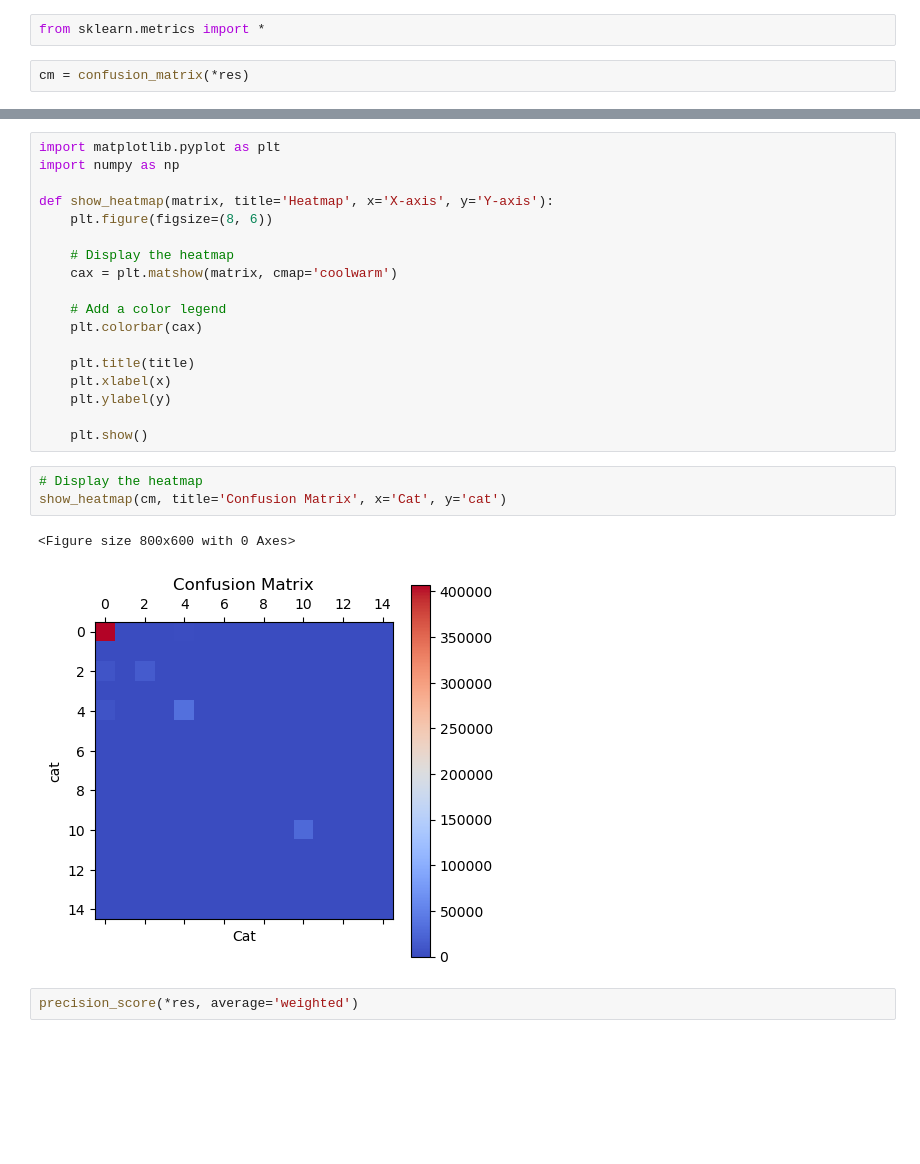
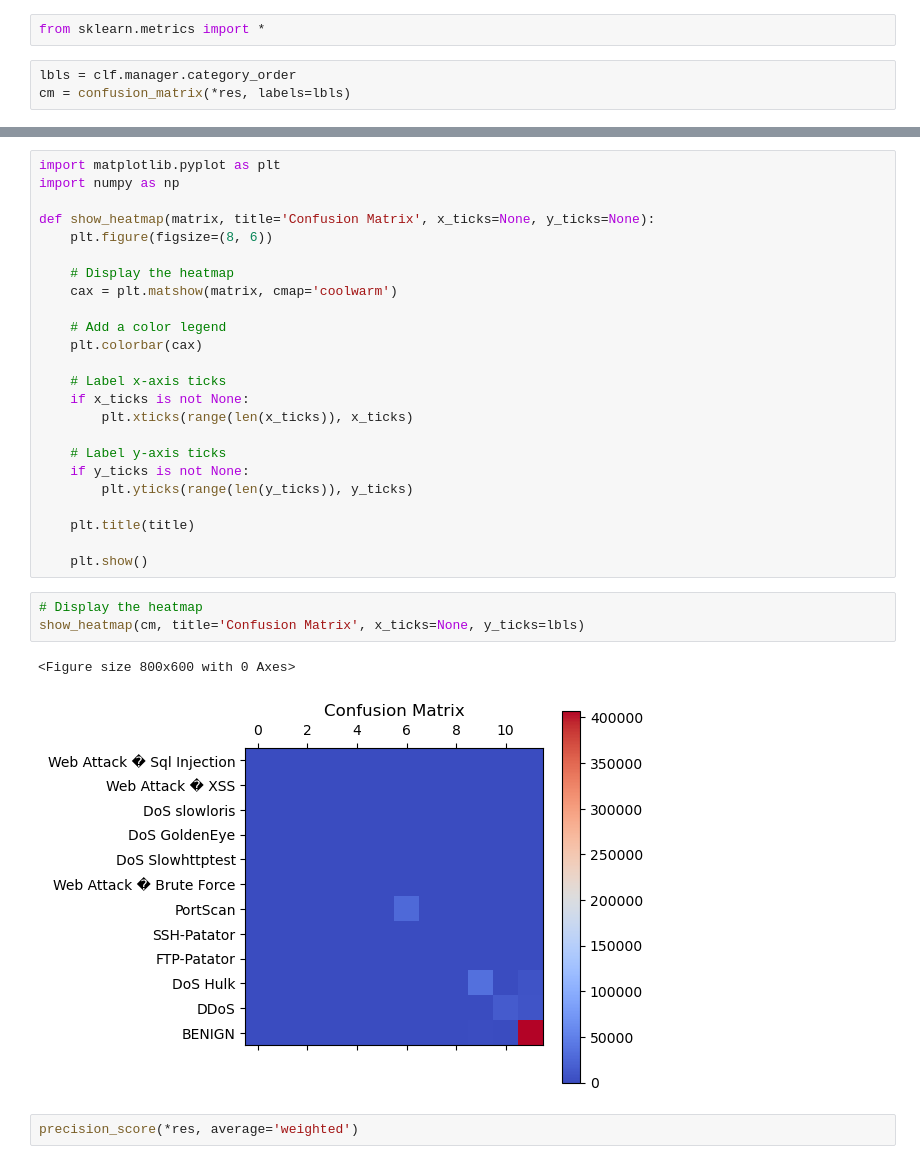
Before and after one commit to ndhananj/ITU-AI-ML-data-exploration, a Jupyter notebook: explore_training.ipynb, the cells around one changed output, grey strips where cells are left out. Cells and saved outputs as stored; diff of their text form; blank space fills up the shorter version.

```diff
--- a/explore_training.ipynb
+++ b/explore_training.ipynb
@@ -482,4 +482,5 @@ accuracy_score(*res)
 # %%
 from sklearn.metrics import *
 # %%
-cm = confusion_matrix(*res)
+lbls = clf.manager.category_order
+cm = confusion_matrix(*res, labels=lbls)
@@ -487,7 +508,7 @@ cm = confusion_matrix(*res)
 import matplotlib.pyplot as plt
 import numpy as np
 
-def show_heatmap(matrix, title='Heatmap', x='X-axis', y='Y-axis'):
+def show_heatmap(matrix, title='Confusion Matrix', x_ticks=None, y_ticks=None):
     plt.figure(figsize=(8, 6))
 
     # Display the heatmap
@@ -496,17 +517,23 @@ def show_heatmap(matrix, title='Heatmap', x='X-axis', y='Y-axis'):
     # Add a color legend
     plt.colorbar(cax)
 
+    # Label x-axis ticks
+    if x_ticks is not None:
+        plt.xticks(range(len(x_ticks)), x_ticks)
+
+    # Label y-axis ticks
+    if y_ticks is not None:
+        plt.yticks(range(len(y_ticks)), y_ticks)
+
     plt.title(title)
-    plt.xlabel(x)
-    plt.ylabel(y)
 
     plt.show()
 # %%
 # Display the heatmap
-show_heatmap(cm, title='Confusion Matrix', x='Cat', y='cat')
+show_heatmap(cm, title='Confusion Matrix', x_ticks=None, y_ticks=lbls)
 # %% [output]
 <Figure size 800x600 with 0 Axes>
-[figure, old version]
+[figure, new version]
 # %%
 precision_score(*res, average='weighted')
 # %% [output]
```
Also changed, not shown: parts of 7 cells of this notebook.
